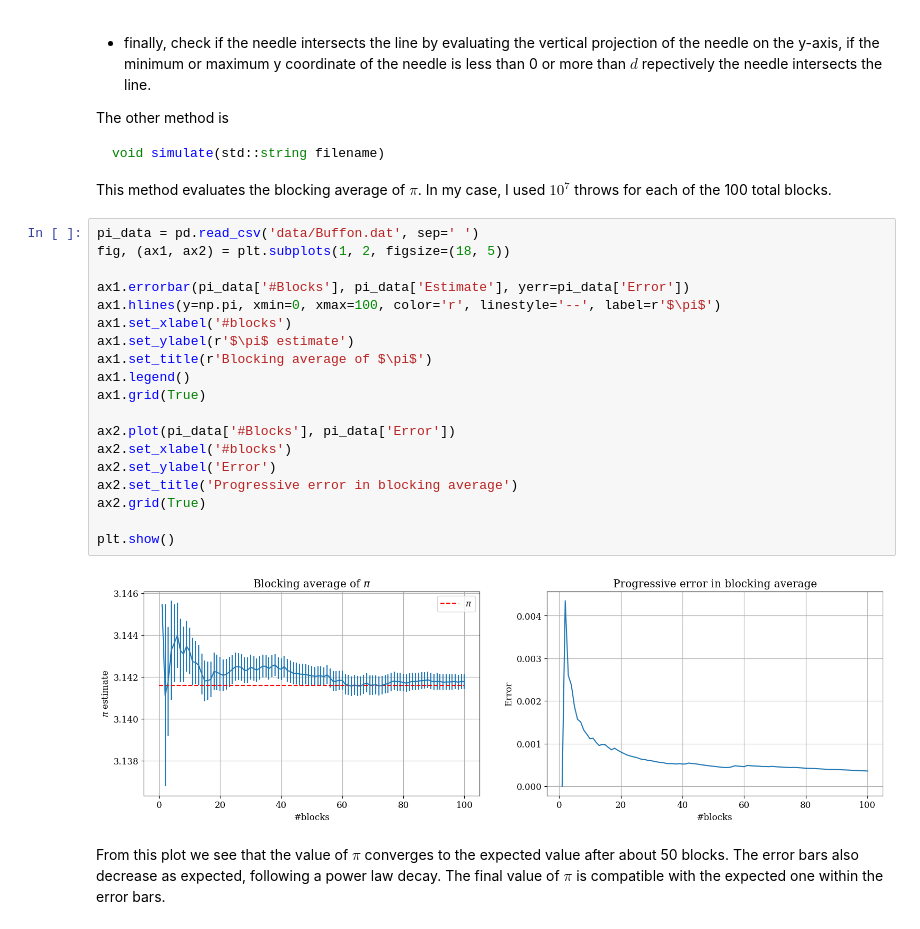
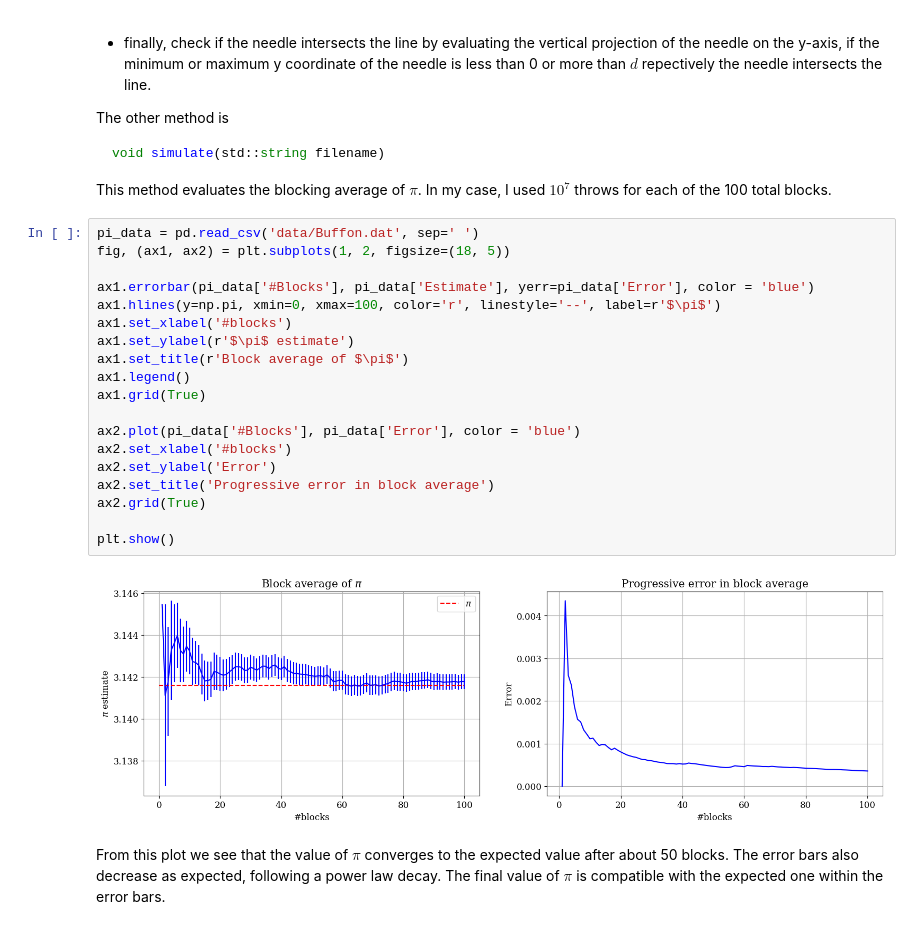
Before and after one commit to lorenzoesposito2/NSL, a Jupyter notebook: Exercises_01/Exercise_01.ipynb, the cells around one changed output. Drawn from its saved outputs; the diff is of its cells as text.

```diff
--- a/Exercises_01/Exercise_01.ipynb
+++ b/Exercises_01/Exercise_01.ipynb
@@ -459,23 +465,23 @@ This method evaluates the blocking average of $\pi$. In my case, I used $10^7$ t
 # %%
 pi_data = pd.read_csv('data/Buffon.dat', sep=' ')
 fig, (ax1, ax2) = plt.subplots(1, 2, figsize=(18, 5))
 
-ax1.errorbar(pi_data['#Blocks'], pi_data['Estimate'], yerr=pi_data['Error'])
+ax1.errorbar(pi_data['#Blocks'], pi_data['Estimate'], yerr=pi_data['Error'], color = 'blue')
 ax1.hlines(y=np.pi, xmin=0, xmax=100, color='r', linestyle='--', label=r'$\pi$')
 ax1.set_xlabel('#blocks')
 ax1.set_ylabel(r'$\pi$ estimate')
-ax1.set_title(r'Blocking average of $\pi$')
+ax1.set_title(r'Block average of $\pi$')
 ax1.legend()
 ax1.grid(True)
 
-ax2.plot(pi_data['#Blocks'], pi_data['Error'])
+ax2.plot(pi_data['#Blocks'], pi_data['Error'], color = 'blue')
 ax2.set_xlabel('#blocks')
 ax2.set_ylabel('Error')
-ax2.set_title('Progressive error in blocking average')
+ax2.set_title('Progressive error in block average')
 ax2.grid(True)
 
 plt.show()
 # %% [output]
-[figure, old version]
+[figure, new version]
 # %% [markdown]
 From this plot we see that the value of $\pi$ converges to the expected value after about 50 blocks. The error bars also decrease as expected, following a power law decay. The final value of $\pi$ is compatible with the expected one within the error bars.
```
Also changed, not shown: parts of 8 cells of this notebook, 1 other file.
